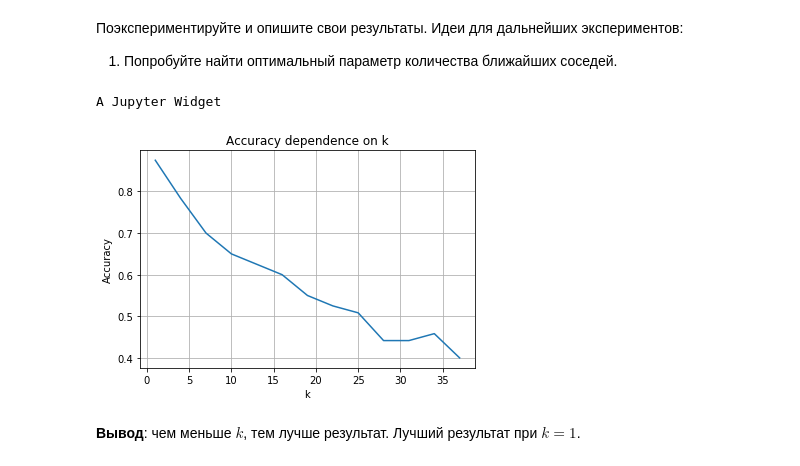
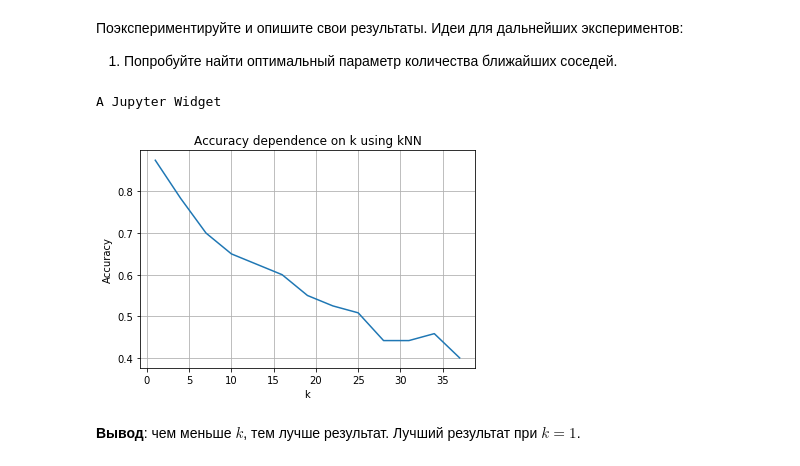
Before and after one commit to bazitur/dlschl-homeworks, a Jupyter notebook: homeworks/hw03_bonus/[hw3]faces.ipynb, the cells around one changed output. Saved outputs shown, nothing was run; the diff lists cells and outputs as text; code cells hidden in the pictures.

```diff
--- a/homeworks/hw03_bonus/[hw3]faces.ipynb
+++ b/homeworks/hw03_bonus/[hw3]faces.ipynb
@@ -163,9 +163,6 @@ from math import sqrt, ceil
 
 def euclidean(x1, x2):
     return sqrt(np.sum((x1 - x2) ** 2))
-
-X_train_matrix = X_train.reshape((-1, image_h * image_w))
-X_test_matrix = X_test.reshape((-1, image_h * image_w))
 
 def classify(obj, X_train_matrix, y_train, k=None):
     if k is None:
@@ -179,14 +176,20 @@ def classify(obj, X_train_matrix, y_train, k=None):
     return df.sort_values(by="distance")[:k]["label"].value_counts().index[0]
 
 
-def test_model(k=9):
+def test_model(X_train_matrix, y_train, X_test_matrix, y_test, k=9):
     cnt = 0
     for obj, real_class_ in zip(X_test_matrix, y_test):
         if classify(obj, X_train_matrix, y_train, k=k) == real_class_:
             cnt += 1
     return cnt / len(y_test)
 
-print("Accuracy: {0:.01f}%".format(test_model(5) * 100))
+print("Accuracy: {0:.01f}%".format(test_model(
+    X_train.reshape((-1, image_h * image_w)),
+    y_train,
+    X_test.reshape((-1, image_h * image_w)),
+    y_test,
+    k=5
+) * 100))
 # %% [output]
 Accuracy: 76.7%
 # %% [markdown]
@@ -197,19 +202,23 @@ Accuracy: 76.7%
 # %%
-from tqdm import tqdm_notebook
-
 xa = list(range(1, 40, 3))
 ya = []
 for i in tqdm_notebook(xa, desc="Calculating optimal k…"):
-    ya.append(test_model(k=i))
+    ya.append(test_model(
+        X_train.reshape((-1, image_h * image_w)),
+        y_train,
+        X_test.reshape((-1, image_h * image_w)),
+        y_test,
+        k=i
+    ))
 
 plt.plot(xa, ya)
-plt.title("Accuracy dependence on k")
+plt.title("Accuracy dependence on k using kNN")
 plt.xlabel("k")
 plt.ylabel("Accuracy")
 plt.grid();
 # %% [output]
 A Jupyter Widget
-[figure, old version]
+[figure, new version]
 # %% [markdown]
 **Вывод**: чем меньше $k$, тем лучше результат. Лучший результат при $k = 1$.
 # %% [markdown]
```
Also changed, not shown: parts of 8 cells of this notebook.
